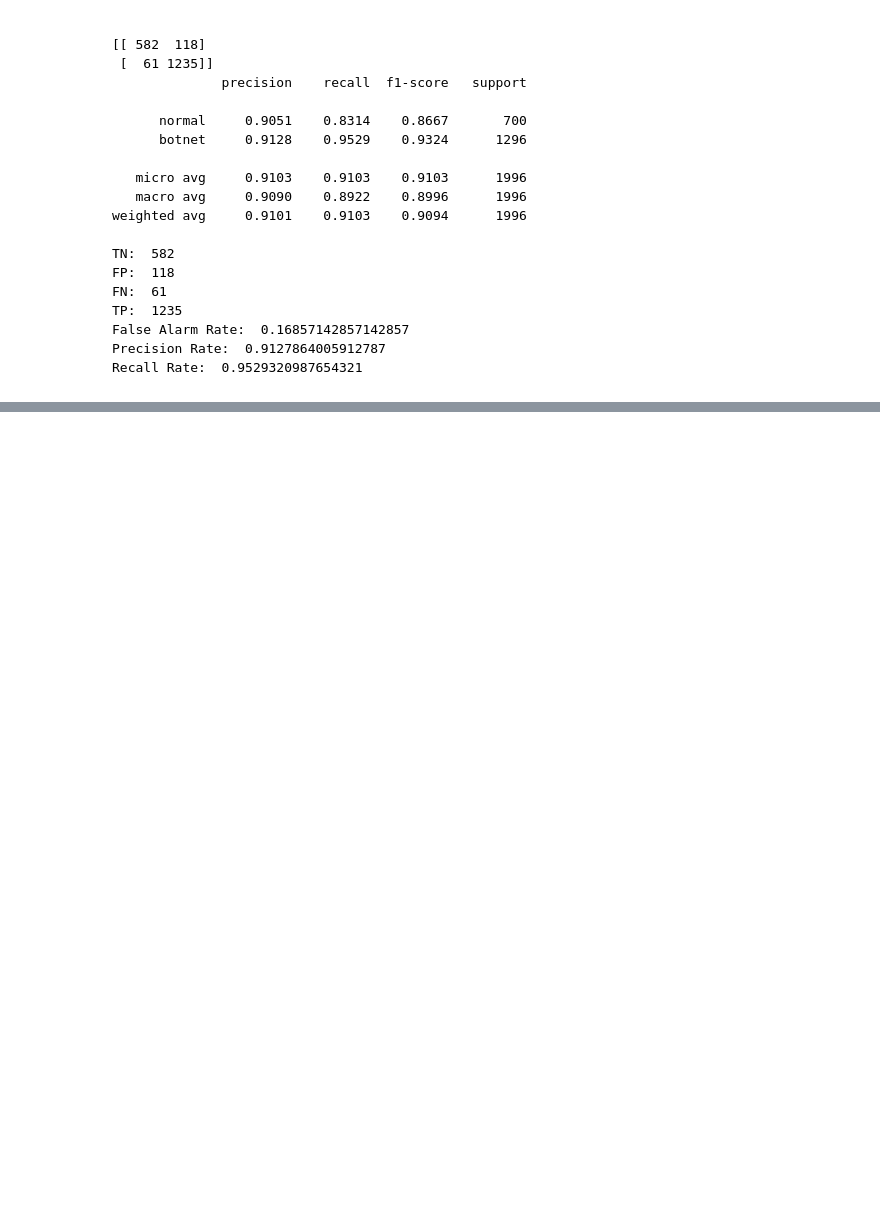
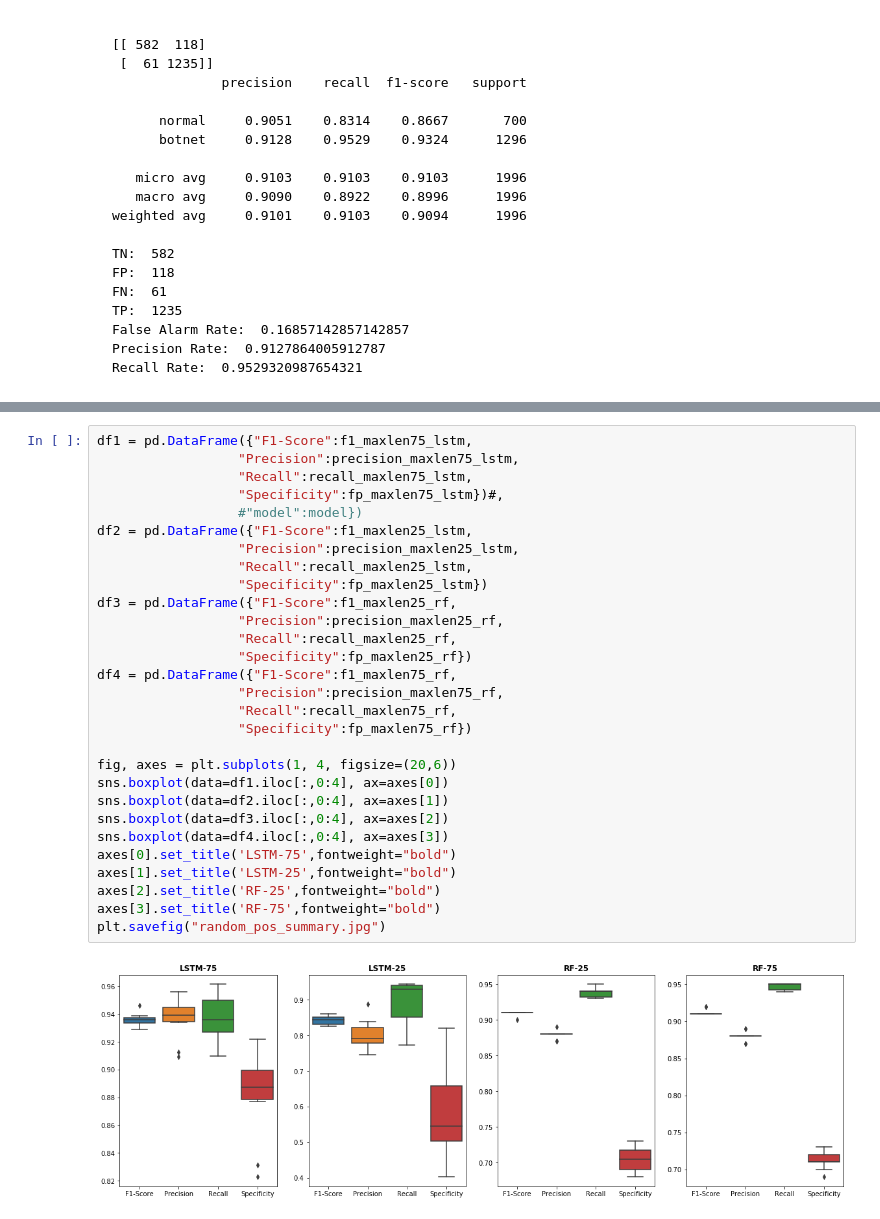
Before and after one commit to FrancoPalau/Deep-Active-Learning, a Jupyter notebook: Notebooks/ctu_13_results.ipynb, the cells around one changed output, grey strips where cells are left out. Cells and saved outputs as stored; diff of their text form; blank space fills up the shorter version.

```diff
--- a/Notebooks/ctu_13_results.ipynb
+++ b/Notebooks/ctu_13_results.ipynb
@@ -1056,0 +1102,31 @@ Recall Rate:  0.9529320987654321
+# %%
+df1 = pd.DataFrame({"F1-Score":f1_maxlen75_lstm,
+                  "Precision":precision_maxlen75_lstm,
+                  "Recall":recall_maxlen75_lstm,
+                  "Specificity":fp_maxlen75_lstm})#,
+                  #"model":model})
+df2 = pd.DataFrame({"F1-Score":f1_maxlen25_lstm,
+                  "Precision":precision_maxlen25_lstm,
+                  "Recall":recall_maxlen25_lstm,
+                  "Specificity":fp_maxlen25_lstm})
+df3 = pd.DataFrame({"F1-Score":f1_maxlen25_rf,
+                  "Precision":precision_maxlen25_rf,
+                  "Recall":recall_maxlen25_rf,
+                  "Specificity":fp_maxlen25_rf})
+df4 = pd.DataFrame({"F1-Score":f1_maxlen75_rf,
+                  "Precision":precision_maxlen75_rf,
+                  "Recall":recall_maxlen75_rf,
+                  "Specificity":fp_maxlen75_rf})
+
+fig, axes = plt.subplots(1, 4, figsize=(20,6))
+sns.boxplot(data=df1.iloc[:,0:4], ax=axes[0])
+sns.boxplot(data=df2.iloc[:,0:4], ax=axes[1])
+sns.boxplot(data=df3.iloc[:,0:4], ax=axes[2])
+sns.boxplot(data=df4.iloc[:,0:4], ax=axes[3])
+axes[0].set_title('LSTM-75',fontweight="bold")
+axes[1].set_title('LSTM-25',fontweight="bold")
+axes[2].set_title('RF-25',fontweight="bold")
+axes[3].set_title('RF-75',fontweight="bold")
+plt.savefig("random_pos_summary.jpg")
+# %% [output]
+[figure, added]
```
Also changed, not shown: parts of 10 cells of this notebook, 22 other files.
